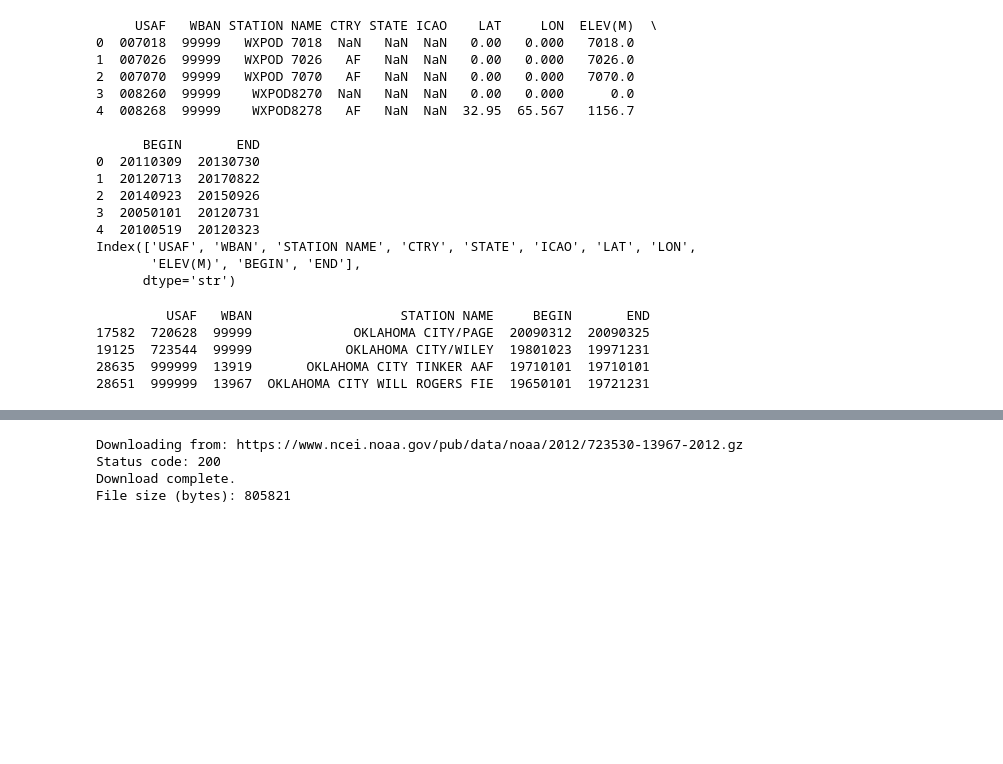
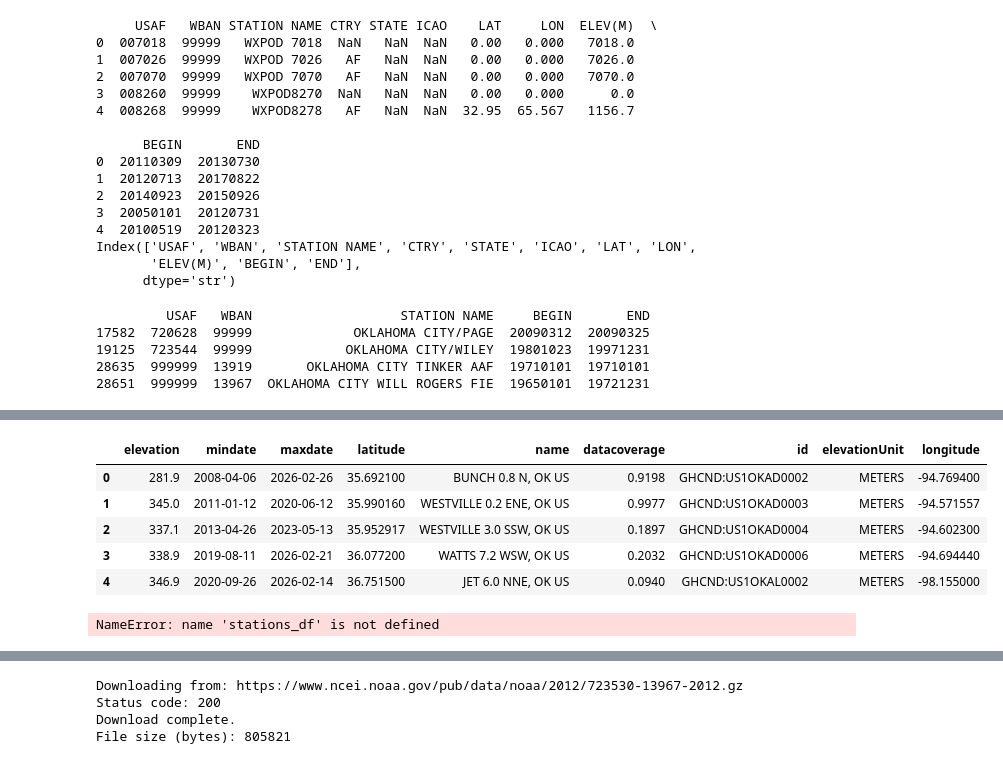
Before and after one commit to jeremy-evert/handson-ml3, a Jupyter notebook: Weather_Agreement_Lab/01_data_pull.ipynb, the cells around one changed output, grey strips where cells are left out. Saved outputs shown, nothing was run; the diff lists cells and outputs as text; code cells hidden in the pictures; blank space fills up the shorter version.

```diff
--- a/Weather_Agreement_Lab/01_data_pull.ipynb
+++ b/Weather_Agreement_Lab/01_data_pull.ipynb
@@ -445,0 +747,28 @@ Number of stations returned: 0
+# %%
+base_url = "https://www.ncei.noaa.gov/cdo-web/api/v2/stations"
+
+
+
+params = {
+    "datasetid": "GHCND",
+    "locationid": "FIPS:40",
+    "limit": 1000
+}
+
+response = requests.get(base_url, headers=headers, params=params)
+
+stations = response.json()
+stations_df = pd.DataFrame(stations["results"])
+
+stations_df.head()
+# %% [output]
+|  | elevation | mindate | maxdate | latitude | name | datacoverage | id | elevationUnit | longitude |
+| 0 | 281.9 | 2008-04-06 | 2026-02-26 | 35.692100 | BUNCH 0.8 N, OK US | 0.9198 | GHCND:US1OKAD0002 | METERS | -94.769400 |
+| 1 | 345.0 | 2011-01-12 | 2020-06-12 | 35.990160 | WESTVILLE 0.2 ENE, OK US | 0.9977 | GHCND:US1OKAD0003 | METERS | -94.571557 |
+| 2 | 337.1 | 2013-04-26 | 2023-05-13 | 35.952917 | WESTVILLE 3.0 SSW, OK US | 0.1897 | GHCND:US1OKAD0004 | METERS | -94.602300 |
+| 3 | 338.9 | 2019-08-11 | 2026-02-21 | 36.077200 | WATTS 7.2 WSW, OK US | 0.2032 | GHCND:US1OKAD0006 | METERS | -94.694440 |
+| 4 | 346.9 | 2020-09-26 | 2026-02-14 | 36.751500 | JET 6.0 NNE, OK US | 0.0940 | GHCND:US1OKAL0002 | METERS | -98.155000 |
+# %%
+stations_df[stations_df["name"].str.contains("OKLAHOMA CITY", case=False)]
+# %% [output]
+NameError: name 'stations_df' is not defined
```
Also changed, not shown: parts of 31 cells of this notebook.
